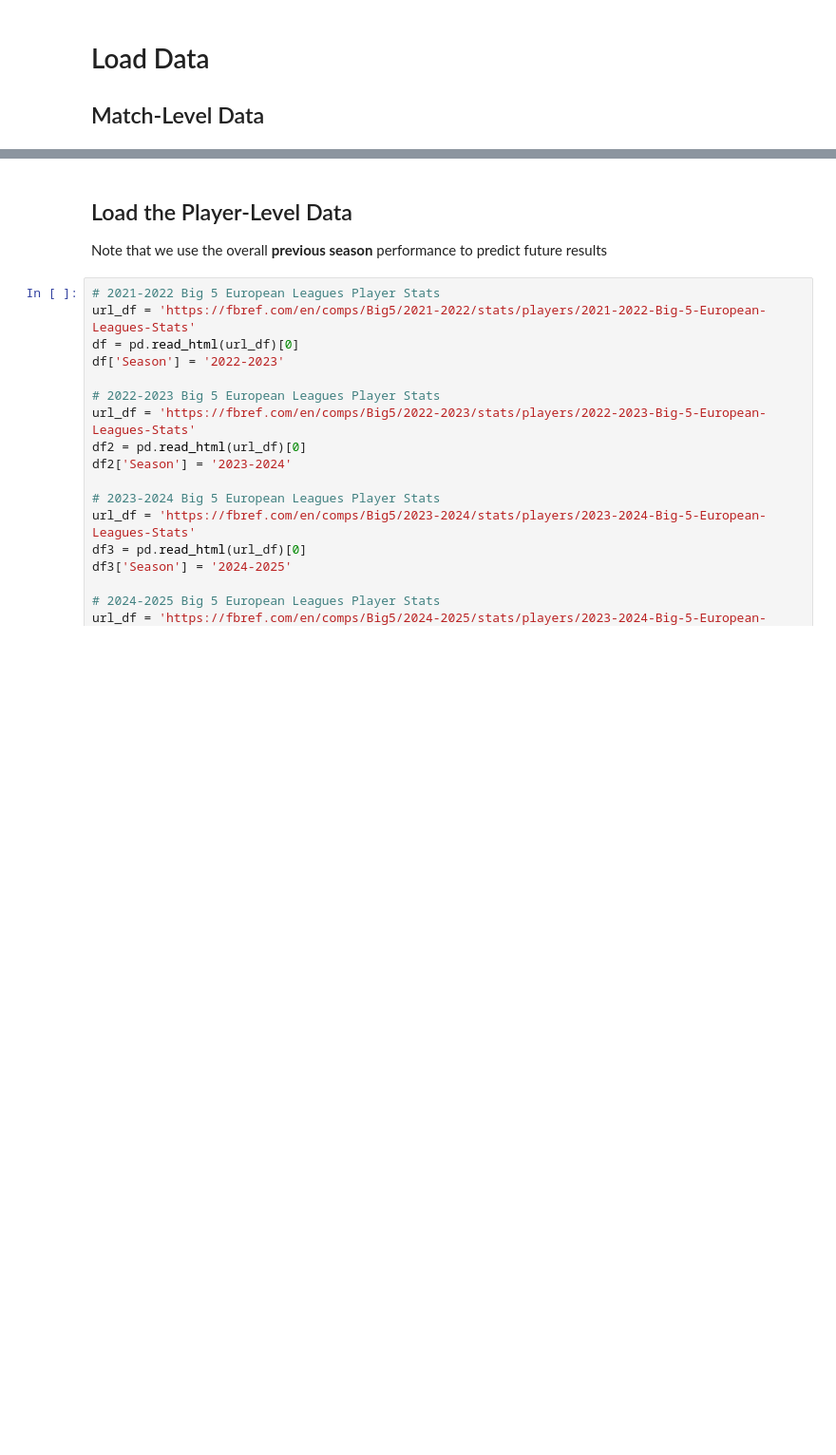
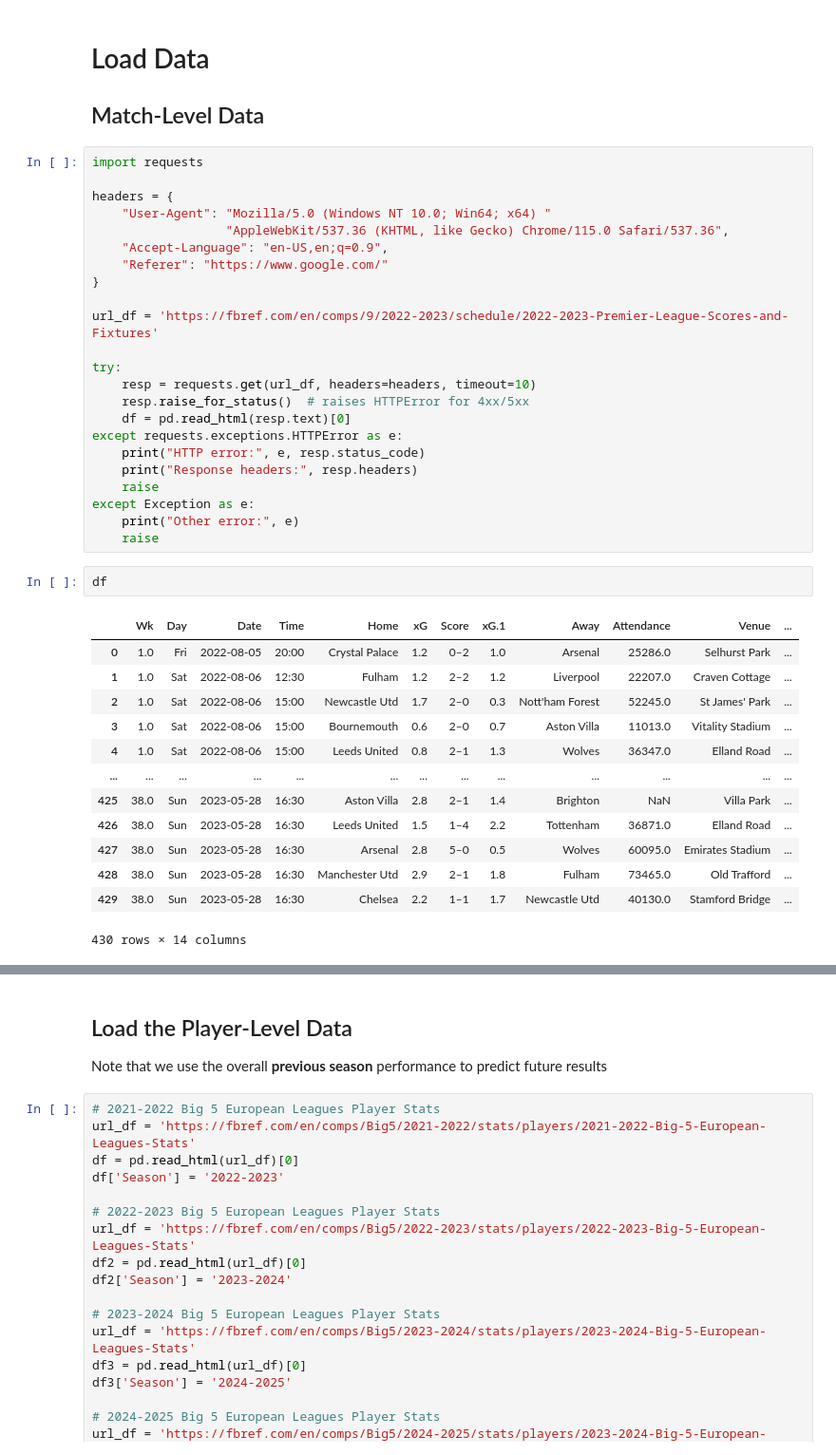
Before and after one commit to amirhosseintavakoli/English-Premier-League-Prediction, a Jupyter notebook: analysis_match_player_level.ipynb, the cells around one changed output, grey strips where cells are left out. Shown at 95% size. Saved outputs shown, nothing was run; the diff lists cells and outputs as text; blank space fills up the shorter version.

```diff
--- a/analysis_match_player_level.ipynb
+++ b/analysis_match_player_level.ipynb
@@ -22,6 +24,45 @@ from xgboost import plot_importance
 # Load Data
 
 ## Match-Level Data
+# %%
+import requests
+
+headers = {
+    "User-Agent": "Mozilla/5.0 (Windows NT 10.0; Win64; x64) "
+                  "AppleWebKit/537.36 (KHTML, like Gecko) Chrome/115.0 Safari/537.36",
+    "Accept-Language": "en-US,en;q=0.9",
+    "Referer": "https://www.google.com/"
+}
+
+url_df = 'https://fbref.com/en/comps/9/2022-2023/schedule/2022-2023-Premier-League-Scores-and-Fixtures'
+
+try:
+    resp = requests.get(url_df, headers=headers, timeout=10)
+    resp.raise_for_status()  # raises HTTPError for 4xx/5xx
+    df = pd.read_html(resp.text)[0]
+except requests.exceptions.HTTPError as e:
+    print("HTTP error:", e, resp.status_code)
+    print("Response headers:", resp.headers)
+    raise
+except Exception as e:
+    print("Other error:", e)
+    raise
+# %%
+df
+# %% [output]
+|  | Wk | Day | Date | Time | Home | xG | Score | xG.1 | Away | Attendance | Venue | ... |
+| 0 | 1.0 | Fri | 2022-08-05 | 20:00 | Crystal Palace | 1.2 | 0–2 | 1.0 | Arsenal | 25286.0 | Selhurst Park | ... |
+| 1 | 1.0 | Sat | 2022-08-06 | 12:30 | Fulham | 1.2 | 2–2 | 1.2 | Liverpool | 22207.0 | Craven Cottage | ... |
+| 2 | 1.0 | Sat | 2022-08-06 | 15:00 | Newcastle Utd | 1.7 | 2–0 | 0.3 | Nott'ham Forest | 52245.0 | St James' Park | ... |
+| 3 | 1.0 | Sat | 2022-08-06 | 15:00 | Bournemouth | 0.6 | 2–0 | 0.7 | Aston Villa | 11013.0 | Vitality Stadium | ... |
+| 4 | 1.0 | Sat | 2022-08-06 | 15:00 | Leeds United | 0.8 | 2–1 | 1.3 | Wolves | 36347.0 | Elland Road | ... |
+| ... | ... | ... | ... | ... | ... | ... | ... | ... | ... | ... | ... | ... |
+| 425 | 38.0 | Sun | 2023-05-28 | 16:30 | Aston Villa | 2.8 | 2–1 | 1.4 | Brighton | NaN | Villa Park | ... |
+| 426 | 38.0 | Sun | 2023-05-28 | 16:30 | Leeds United | 1.5 | 1–4 | 2.2 | Tottenham | 36871.0 | Elland Road | ... |
+| 427 | 38.0 | Sun | 2023-05-28 | 16:30 | Arsenal | 2.8 | 5–0 | 0.5 | Wolves | 60095.0 | Emirates Stadium | ... |
+| 428 | 38.0 | Sun | 2023-05-28 | 16:30 | Manchester Utd | 2.9 | 2–1 | 1.8 | Fulham | 73465.0 | Old Trafford | ... |
+| 429 | 38.0 | Sun | 2023-05-28 | 16:30 | Chelsea | 2.2 | 1–1 | 1.7 | Newcastle Utd | 40130.0 | Stamford Bridge | ... |
+430 rows × 14 columns
 # %%
 # 2022-2023 Premier League Scores and Fixtures
 url_df = 'https://fbref.com/en/comps/9/2022-2023/schedule/2022-2023-Premier-League-Scores-and-Fixtures'
```
Also changed, not shown: parts of 28 cells of this notebook, 46 other files.
